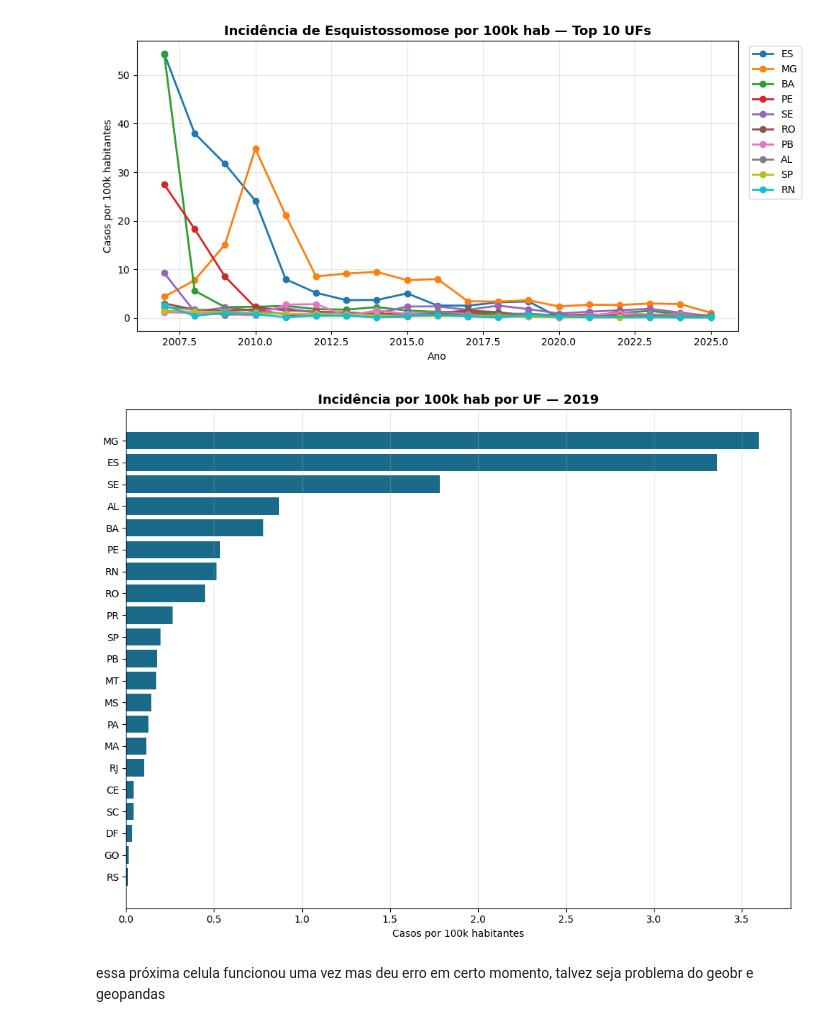
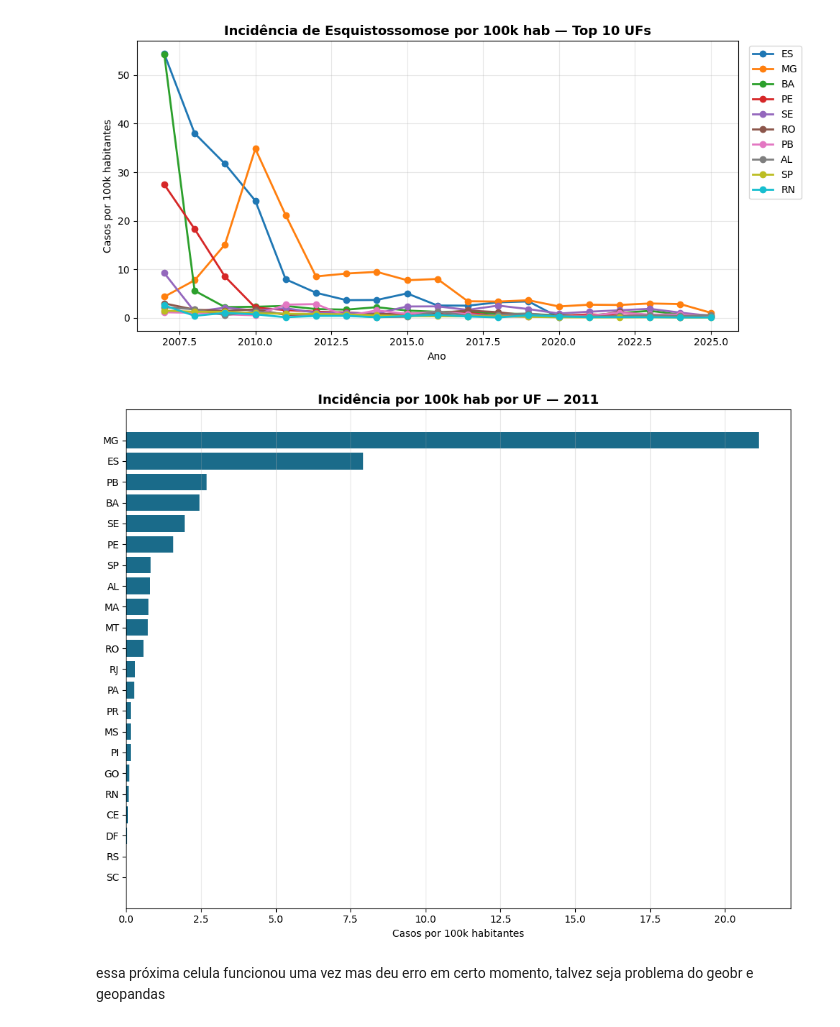
Before and after one commit to LuizCorrei4/Projeto-Caramujo, a Jupyter notebook: notebooks/analise_geoespacial/exploracao_geografica_analise_temporal.ipynb, the cells around one changed output. Saved outputs shown, nothing was run; the diff lists cells and outputs as text; code cells hidden in the pictures.

```diff
--- a/notebooks/analise_geoespacial/exploracao_geografica_analise_temporal.ipynb
+++ b/notebooks/analise_geoespacial/exploracao_geografica_analise_temporal.ipynb
@@ -248,19 +258,19 @@ plt.show()
 [figure]
 # %%
 # ── 8. Grafico — Ranking UFs num ano especifico ───────────────────────────────
-ANO_VIZ = 2019  # altere aqui
+ANO_VIZ = 2011  # altere aqui
 
 df_rank = inc_uf[inc_uf["ano"] == ANO_VIZ].sort_values("inc_100k", ascending=True)
 
 fig, ax = plt.subplots(figsize=(10, 8))
 ax.barh(df_rank["uf_sigla"], df_rank["inc_100k"], color="#1a6b8a")
 ax.set_title(f"Incidência por 100k hab por UF — {ANO_VIZ}", fontsize=13, fontweight="bold")
 ax.set_xlabel("Casos por 100k habitantes")
 ax.grid(axis="x", alpha=0.3)
 plt.tight_layout()
 plt.show()
 # %% [output]
-[figure, old version]
+[figure, new version]
 # %% [markdown]
 essa próxima celula funcionou uma vez mas deu erro em certo momento, talvez seja problema do geobr e geopandas
 # %%
```
Also changed, not shown: parts of 2 cells of this notebook, 3 other files.
